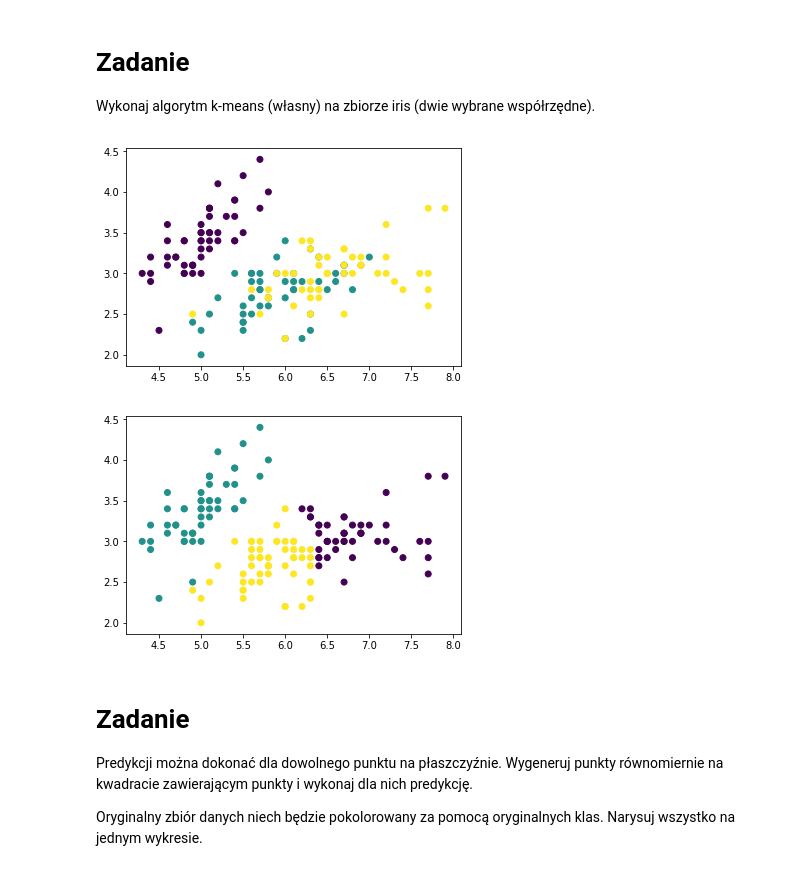
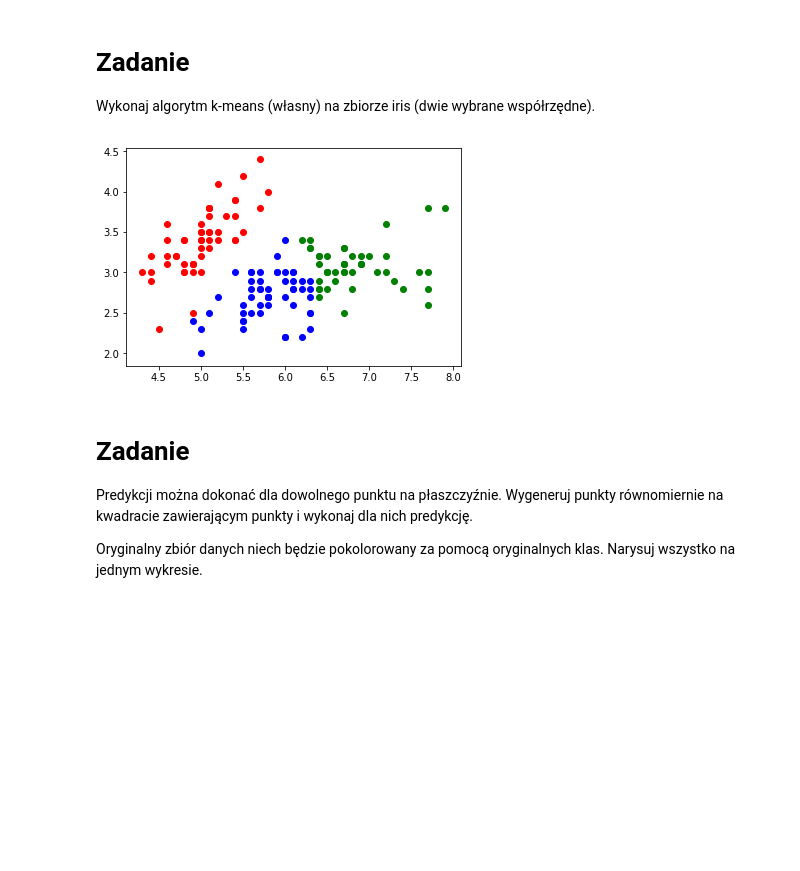
Before and after one commit to matmarchew/AD, a Jupyter notebook: AD_Z7.ipynb, the cells around one changed output. Saved outputs shown, nothing was run; the diff lists cells and outputs as text; code cells hidden in the pictures; blank space fills up the shorter version.

```diff
--- a/AD_Z7.ipynb
+++ b/AD_Z7.ipynb
@@ -58,21 +85,16 @@ plt.show()
 # Zadanie
 
 Wykonaj algorytm k-means (własny) na zbiorze iris (dwie wybrane współrzędne).
-# %%
-from sklearn import datasets
-iris = datasets.load_iris()
-
-km = kmeans()
-km.fit(iris.data[:, :2],3,20)
-
-plt.scatter(iris.data[:, 0], iris.data[:, 1], c=iris.target)
-plt.show()
-
-plt.scatter(iris.data[:, 0], iris.data[:, 1], c=km.labels)
-plt.show()
-# %% [output]
-[figure, removed]
-[figure, removed]
+# %%
+from sklearn.datasets import load_iris
+
+iris = load_iris()
+k_iris = kmeans()
+k_iris.fit(iris.data[:,0:2], 3)
+plot_kmeans(k_iris)
+plt.show()
+# %% [output]
+[figure, added]
 # %% [markdown]
 # Zadanie
 Predykcji można dokonać dla dowolnego punktu na płaszczyźnie. Wygeneruj punkty równomiernie na kwadracie zawierającym punkty i wykonaj dla nich predykcję.
```
Also changed, not shown: parts of 6 cells of this notebook, 1 other file.
